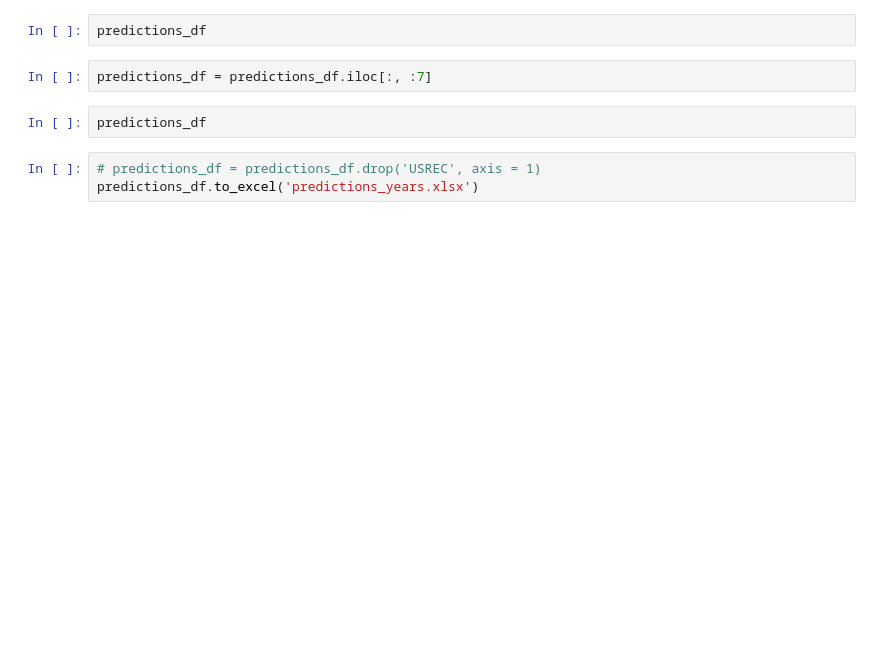
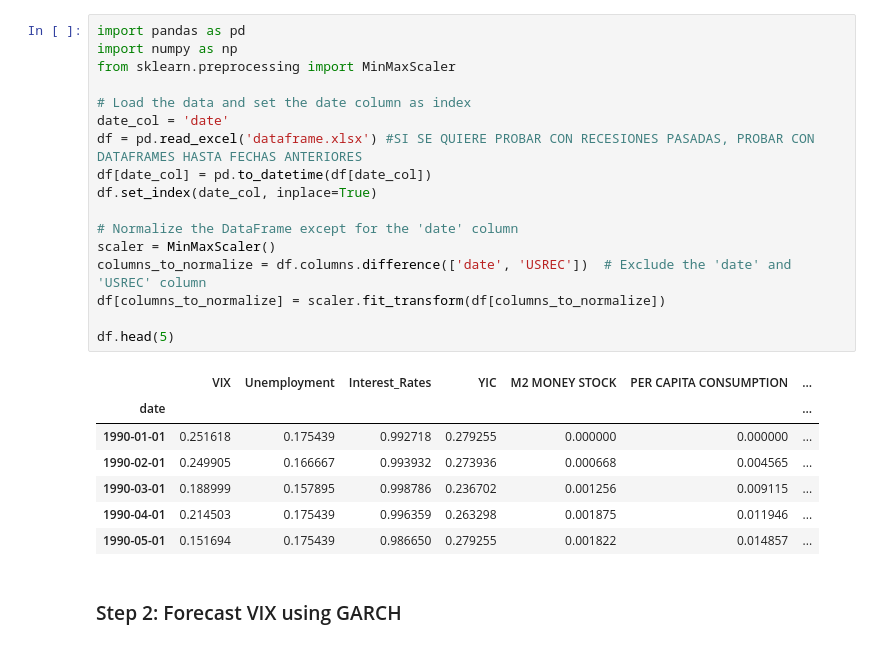
Before and after one commit to ExequielVialPrado/TFM-US-PREDICTION, a Jupyter notebook: forecast.ipynb, the cells around one changed output. Drawn from its saved outputs; the diff is of its cells as text; blank space fills up the shorter version.

```diff
--- a/forecast.ipynb
+++ b/forecast.ipynb
@@ -130,9 +12,27 @@ print(predictions_df)
-# %%
-predictions_df
-# %%
-predictions_df = predictions_df.iloc[:, :7]
-# %%
-predictions_df
-# %%
-# predictions_df = predictions_df.drop('USREC', axis = 1)
-predictions_df.to_excel('predictions_years.xlsx')
+# %%
+import pandas as pd
+import numpy as np
+from sklearn.preprocessing import MinMaxScaler
+
+# Load the data and set the date column as index
+date_col = 'date'
+df = pd.read_excel('dataframe.xlsx') #SI SE QUIERE PROBAR CON RECESIONES PASADAS, PROBAR CON DATAFRAMES HASTA FECHAS ANTERIORES
+df[date_col] = pd.to_datetime(df[date_col])
+df.set_index(date_col, inplace=True)
+
+# Normalize the DataFrame except for the 'date' column
+scaler = MinMaxScaler()
+columns_to_normalize = df.columns.difference(['date', 'USREC'])  # Exclude the 'date' and 'USREC' column
+df[columns_to_normalize] = scaler.fit_transform(df[columns_to_normalize])
+
+df.head(5)
+# %% [output]
+|  | VIX | Unemployment | Interest_Rates | YIC | M2 MONEY STOCK | PER CAPITA CONSUMPTION | ... |
+| date |  |  |  |  |  |  | ... |
+| 1990-01-01 | 0.251618 | 0.175439 | 0.992718 | 0.279255 | 0.000000 | 0.000000 | ... |
+| 1990-02-01 | 0.249905 | 0.166667 | 0.993932 | 0.273936 | 0.000668 | 0.004565 | ... |
+| 1990-03-01 | 0.188999 | 0.157895 | 0.998786 | 0.236702 | 0.001256 | 0.009115 | ... |
+| 1990-04-01 | 0.214503 | 0.175439 | 0.996359 | 0.263298 | 0.001875 | 0.011946 | ... |
+| 1990-05-01 | 0.151694 | 0.175439 | 0.986650 | 0.279255 | 0.001822 | 0.014857 | ... |
+# %% [markdown]
+### Step 2: Forecast VIX using GARCH
```
Also changed, not shown: parts of 26 cells of this notebook.
